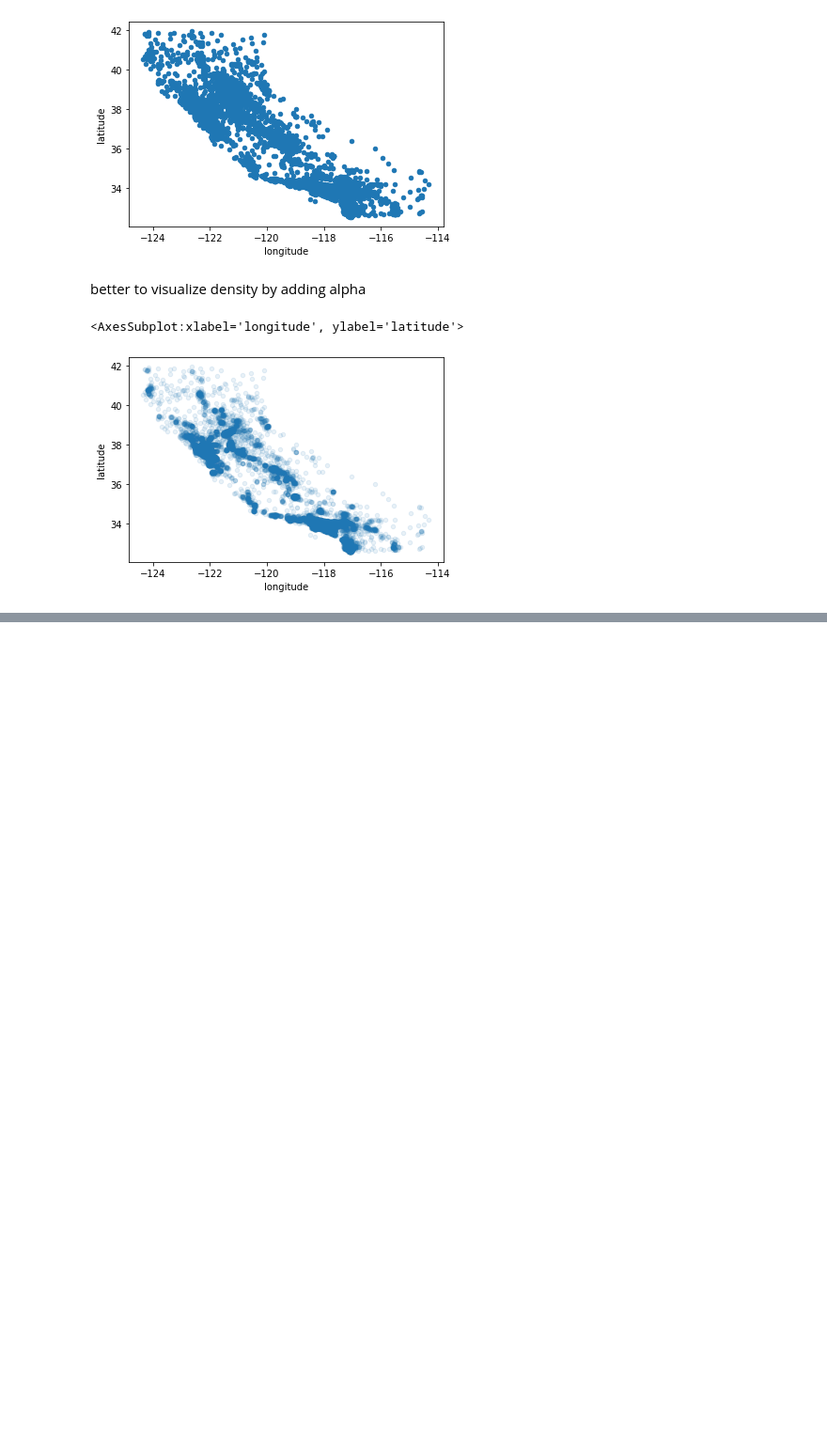
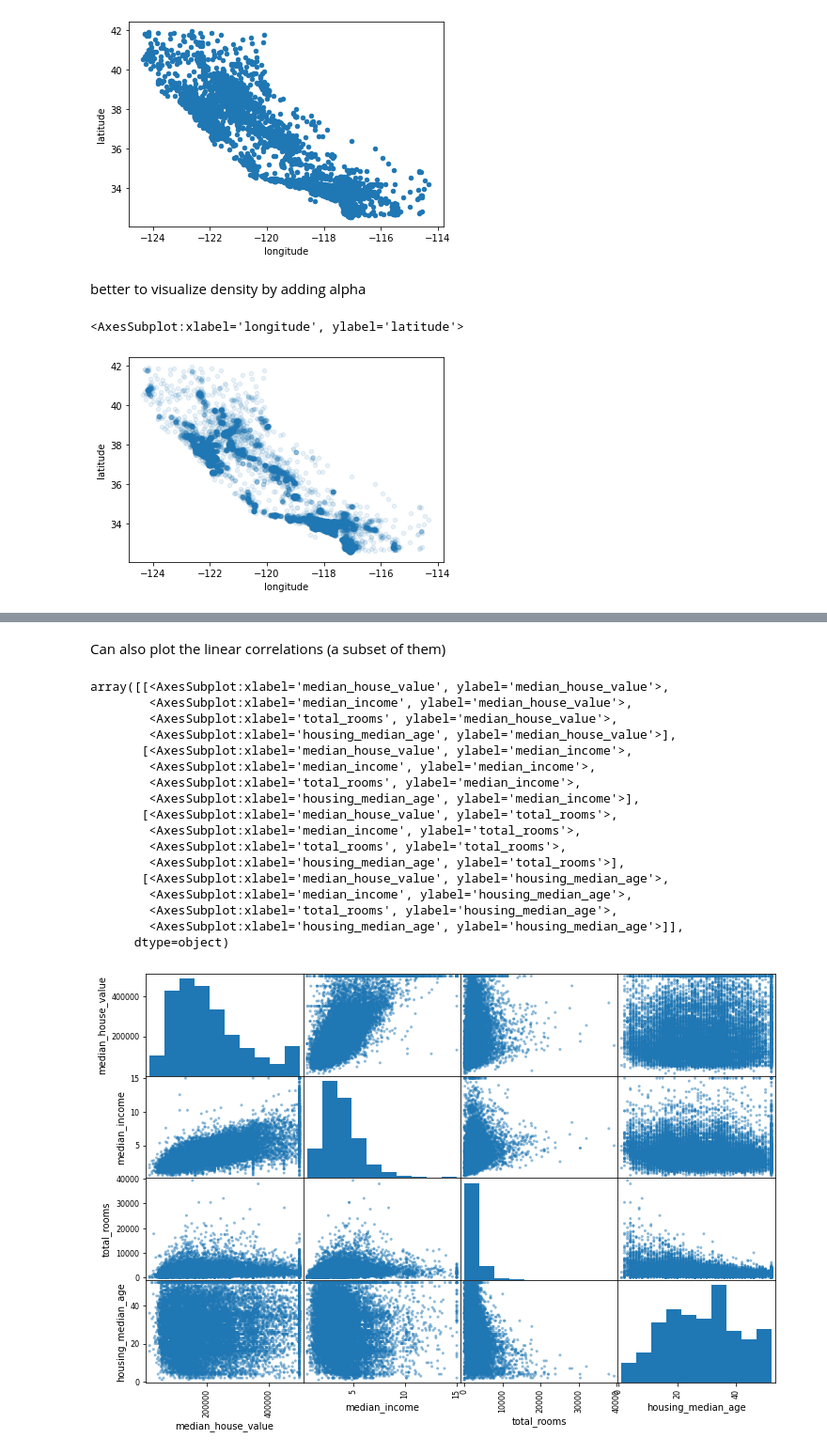
Before and after one commit to phelps-matthew/Coding-Exercises, a Jupyter notebook: ml/geron/02-End_to_end_ML_Project.ipynb, the cells around one changed output, grey strips where cells are left out. Shown: that part at 94% size. Cells and saved outputs as stored; diff of their text form; code cells hidden in the pictures; blank space fills up the shorter version.

```diff
--- a/ml/geron/02-End_to_end_ML_Project.ipynb
+++ b/ml/geron/02-End_to_end_ML_Project.ipynb
@@ -301,0 +334,27 @@ housing.plot(kind="scatter", x="longitude", y="latitude", alpha=0.1)
+# %% [markdown]
+Can also plot the linear correlations (a subset of them)
+# %%
+from pandas.plotting import scatter_matrix
+
+attributes = ["median_house_value", "median_income", "total_rooms",
+              "housing_median_age"]
+scatter_matrix(housing[attributes], figsize=(12, 8))
+# %% [output]
+array([[<AxesSubplot:xlabel='median_house_value', ylabel='median_house_value'>,
+        <AxesSubplot:xlabel='median_income', ylabel='median_house_value'>,
+        <AxesSubplot:xlabel='total_rooms', ylabel='median_house_value'>,
+        <AxesSubplot:xlabel='housing_median_age', ylabel='median_house_value'>],
+       [<AxesSubplot:xlabel='median_house_value', ylabel='median_income'>,
+        <AxesSubplot:xlabel='median_income', ylabel='median_income'>,
+        <AxesSubplot:xlabel='total_rooms', ylabel='median_income'>,
+        <AxesSubplot:xlabel='housing_median_age', ylabel='median_income'>],
+       [<AxesSubplot:xlabel='median_house_value', ylabel='total_rooms'>,
+        <AxesSubplot:xlabel='median_income', ylabel='total_rooms'>,
+        <AxesSubplot:xlabel='total_rooms', ylabel='total_rooms'>,
+        <AxesSubplot:xlabel='housing_median_age', ylabel='total_rooms'>],
+       [<AxesSubplot:xlabel='median_house_value', ylabel='housing_median_age'>,
+        <AxesSubplot:xlabel='median_income', ylabel='housing_median_age'>,
+        <AxesSubplot:xlabel='total_rooms', ylabel='housing_median_age'>,
+        <AxesSubplot:xlabel='housing_median_age', ylabel='housing_median_age'>]],
+      dtype=object)
+[figure, added]
```
Also changed, not shown: parts of 8 cells of this notebook.
